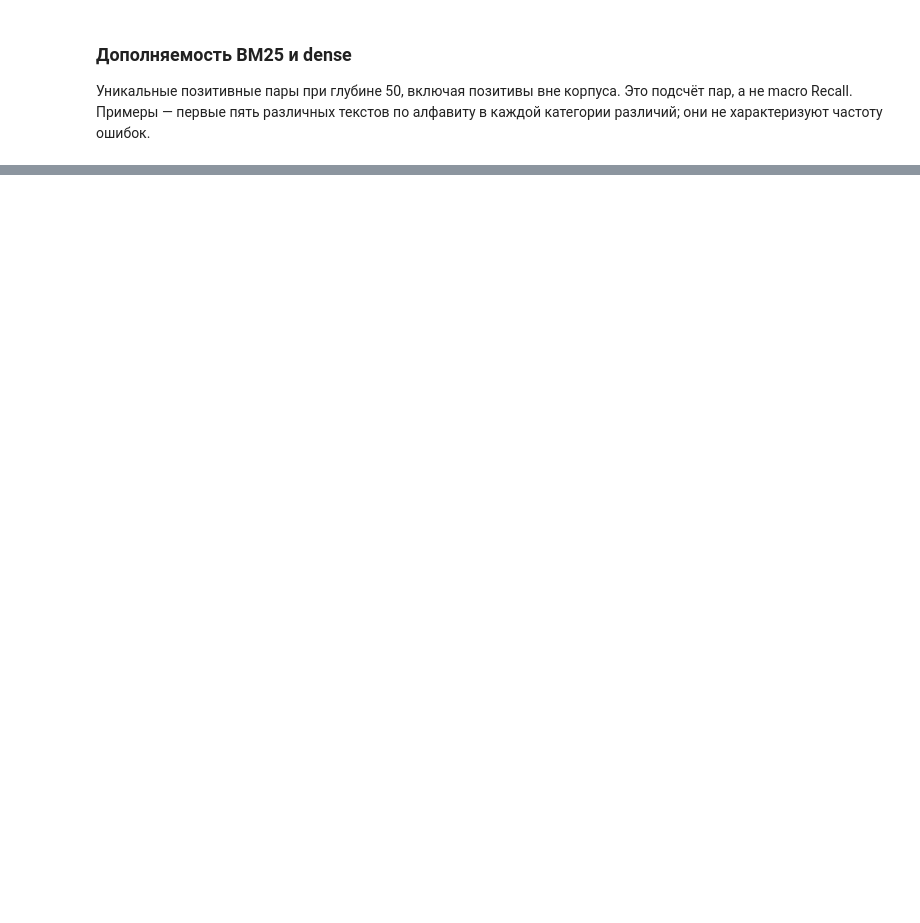
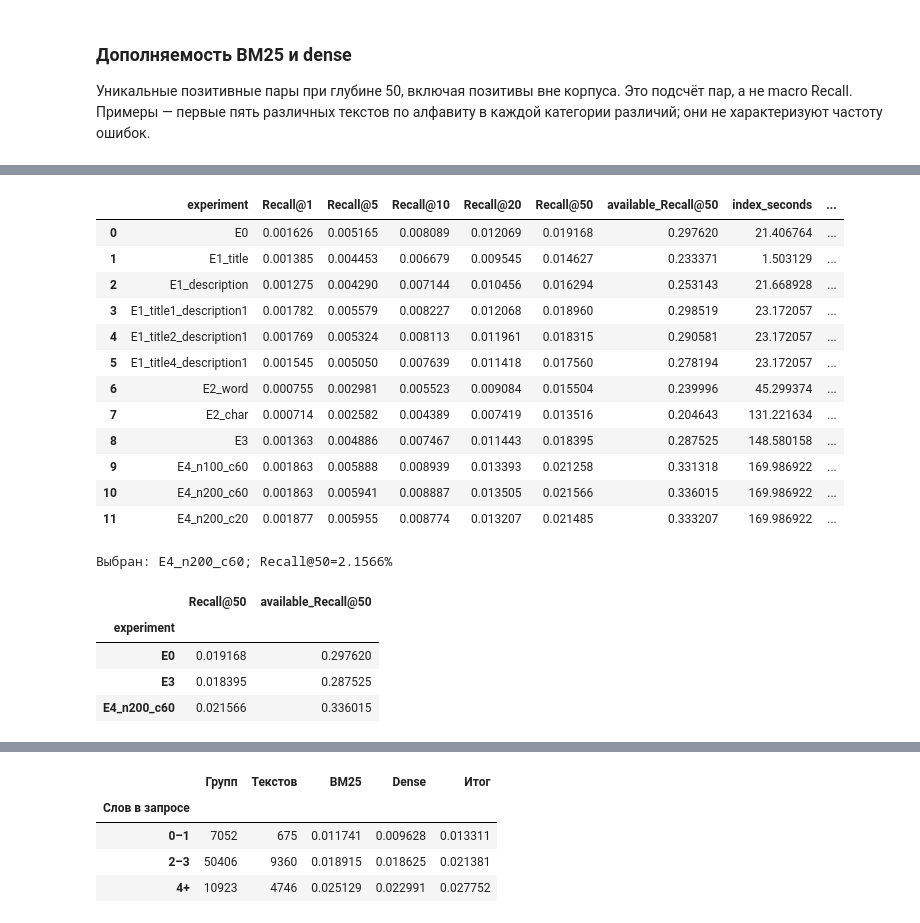
Before and after one commit to alexiva05/avito-service-search, a Jupyter notebook: solution.ipynb, the cells around one changed output, grey strips where cells are left out. Cells and saved outputs as stored; diff of their text form; code cells hidden in the pictures; blank space fills up the shorter version.

```diff
--- a/solution.ipynb
+++ b/solution.ipynb
@@ -1502,0 +1556,16 @@ exact search — 0,35 с. Embeddings корпуса занимают 277,17 Ми
+# %%
+max_depth = max(config["depth"] for config in RRF_VARIANTS.values())
+start = perf_counter()
+lexical_pool = {text: item_ids[top_k(bm25_scores(retriever, tokens), max_depth)].tolist()
+                for text, tokens in zip(val_texts, tokenize(val_texts))}
+e4_lexical_seconds = perf_counter() - start
+start = perf_counter()
+dense_pool_positions, e4_dense_ties = dense_top_k(
+    query_embeddings, corpus_embeddings, k=max_depth, batch_size=DENSE_CONFIG["search_batch_size"])
+synchronize_device(DEVICE)
+dense_pool = {text: item_ids[pos].tolist() for text, pos in zip(val_texts, dense_pool_positions)}
+e4_dense_seconds = perf_counter() - start
+assert all(lexical_pool[t][:50] == predictions[t] for t in val_texts)
+assert all(dense_pool[t][:50] == dense_predictions[t] for t in val_texts)
+assert all(len(ids) == len(set(ids)) and set(ids) <= corpus_ids for channel in [lexical_pool, dense_pool] for ids in channel.values())
+print(f"Top-{max_depth}: BM25 {e4_lexical_seconds:.2f} с; dense exact {e4_dense_seconds:.2f} с")
@@ -1502,0 +1651,51 @@ exact search — 0,35 с. Embeddings корпуса занимают 277,17 Ми
+# %%
+eligible = [name for name in RRF_VARIANTS if e4_results.loc[name, "delta_ci_low"] > 0]
+FINAL_METHOD = (sorted(eligible, key=lambda name: (-e4_results.loc[name, "Recall@50"],
+                RRF_VARIANTS[name]["depth"], -RRF_VARIANTS[name]["c"]))[0] if eligible else "E0")
+final_validation_predictions = predictions if FINAL_METHOD == "E0" else e4_predictions[FINAL_METHOD]
+final_per_query = per_query if FINAL_METHOD == "E0" else e4_per_query[FINAL_METHOD]
+# Лучший RRF показываем и при выборе E0, чтобы не скрывать неудачный эксперимент.
+best_rrf = e4_results["Recall@50"].idxmax()
+display(experiments[["experiment", "Recall@1", "Recall@5", "Recall@10", "Recall@20", "Recall@50",
+                     "available_Recall@50", "index_seconds", "search_seconds"]].round(6))
+print(f"Выбран: {FINAL_METHOD}; Recall@50={final_per_query['Recall@50'].mean():.4%}")
+display(experiments.set_index("experiment").loc[["E0", "E3", best_rrf], ["Recall@50", "available_Recall@50"]])
+
+example_table = pd.DataFrame(dense_examples)
+example_table["Ранг RRF top-50"] = [
+    e4_predictions[best_rrf][row.Запрос].index(row.item_id) + 1
+    if row.item_id in e4_predictions[best_rrf][row.Запрос] else ">50"
+    for row in example_table.itertuples()]
+display(example_table)
+
+# Длина измерена в словах; частота — число уникальных train-групп с данным текстом.
+# Из-за split по текстам validation-тексты не встречаются в train: такой срез тривиален.
+slice_table = validation[["search_query"]].copy()
+slice_table["Слов в запросе"] = pd.cut(slice_table.search_query.str.split().str.len(),
+                                       bins=[-1, 1, 3, np.inf], labels=["0–1", "2–3", "4+"])
+slice_table["BM25"] = per_query["Recall@50"]
+slice_table["Dense"] = dense_per_query["Recall@50"]
+slice_table["Выбранный метод"] = final_per_query["Recall@50"]
+display(slice_table.groupby("Слов в запросе", observed=True).agg(
+    Групп=("BM25", "size"), Текстов=("search_query", "nunique"),
+    BM25=("BM25", "mean"), Dense=("Dense", "mean"), Итог=("Выбранный метод", "mean")))
+# %% [output]
+|  | experiment | Recall@1 | Recall@5 | Recall@10 | Recall@20 | Recall@50 | available_Recall@50 | index_seconds | ... |
+| 0 | E0 | 0.001626 | 0.005165 | 0.008089 | 0.012069 | 0.019168 | 0.297620 | 21.406764 | ... |
+| 1 | E1_title | 0.001385 | 0.004453 | 0.006679 | 0.009545 | 0.014627 | 0.233371 | 1.503129 | ... |
+| 2 | E1_description | 0.001275 | 0.004290 | 0.007144 | 0.010456 | 0.016294 | 0.253143 | 21.668928 | ... |
+| 3 | E1_title1_description1 | 0.001782 | 0.005579 | 0.008227 | 0.012068 | 0.018960 | 0.298519 | 23.172057 | ... |
+| 4 | E1_title2_description1 | 0.001769 | 0.005324 | 0.008113 | 0.011961 | 0.018315 | 0.290581 | 23.172057 | ... |
+| 5 | E1_title4_description1 | 0.001545 | 0.005050 | 0.007639 | 0.011418 | 0.017560 | 0.278194 | 23.172057 | ... |
+| 6 | E2_word | 0.000755 | 0.002981 | 0.005523 | 0.009084 | 0.015504 | 0.239996 | 45.299374 | ... |
+| 7 | E2_char | 0.000714 | 0.002582 | 0.004389 | 0.007419 | 0.013516 | 0.204643 | 131.221634 | ... |
+| 8 | E3 | 0.001363 | 0.004886 | 0.007467 | 0.011443 | 0.018395 | 0.287525 | 148.580158 | ... |
+| 9 | E4_n100_c60 | 0.001863 | 0.005888 | 0.008939 | 0.013393 | 0.021258 | 0.331318 | 169.986922 | ... |
+| 10 | E4_n200_c60 | 0.001863 | 0.005941 | 0.008887 | 0.013505 | 0.021566 | 0.336015 | 169.986922 | ... |
+| 11 | E4_n200_c20 | 0.001877 | 0.005955 | 0.008774 | 0.013207 | 0.021485 | 0.333207 | 169.986922 | ... |
+Выбран: E4_n200_c60; Recall@50=2.1566%
+|  | Recall@50 | available_Recall@50 |
+| experiment |  |  |
+| E0 | 0.019168 | 0.297620 |
+| E3 | 0.018395 | 0.287525 |
+| E4_n200_c60 | 0.021566 | 0.336015 |
@@ -1502,0 +1713,5 @@ exact search — 0,35 с. Embeddings корпуса занимают 277,17 Ми
+|  | Групп | Текстов | BM25 | Dense | Итог |
+| Слов в запросе |  |  |  |  |  |
+| 0–1 | 7052 | 675 | 0.011741 | 0.009628 | 0.013311 |
+| 2–3 | 50406 | 9360 | 0.018915 | 0.018625 | 0.021381 |
+| 4+ | 10923 | 4746 | 0.025129 | 0.022991 | 0.027752 |
```
Also changed, not shown: parts of 25 cells of this notebook, 3 other files.
